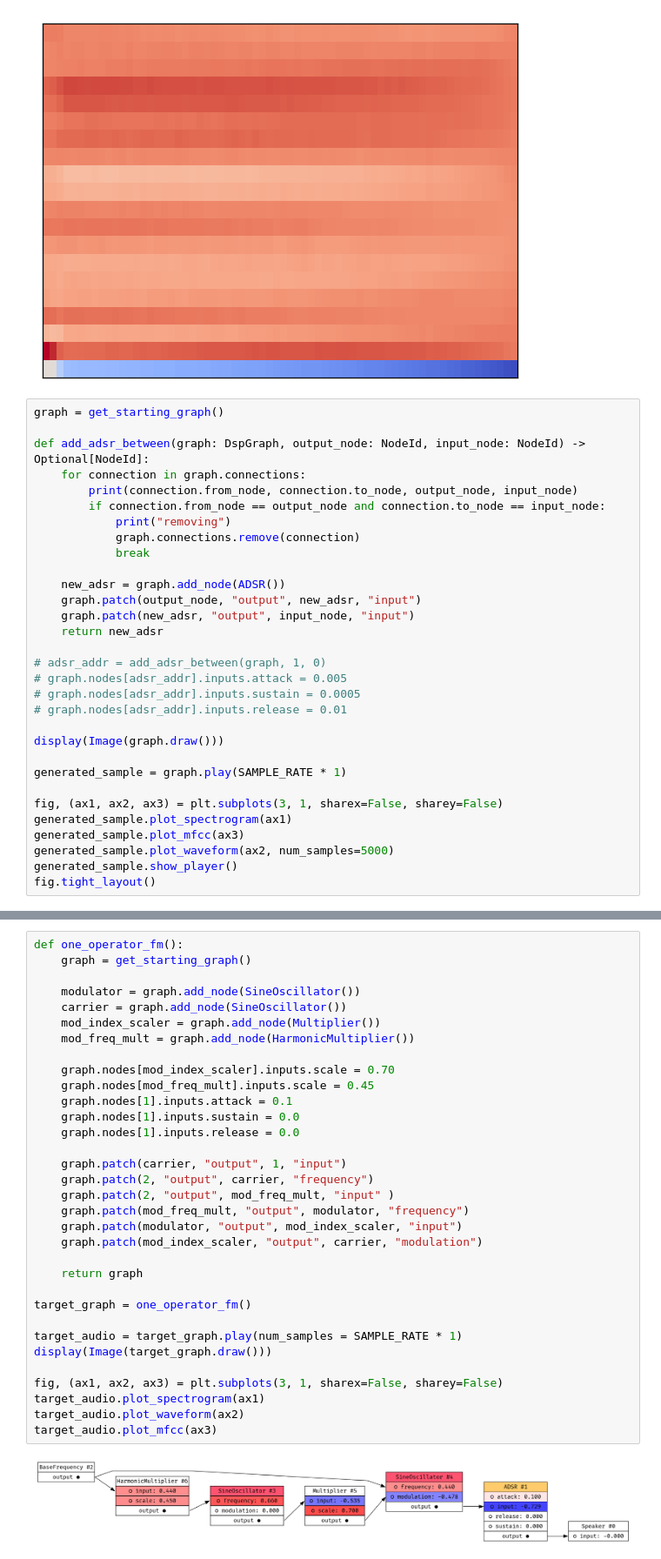
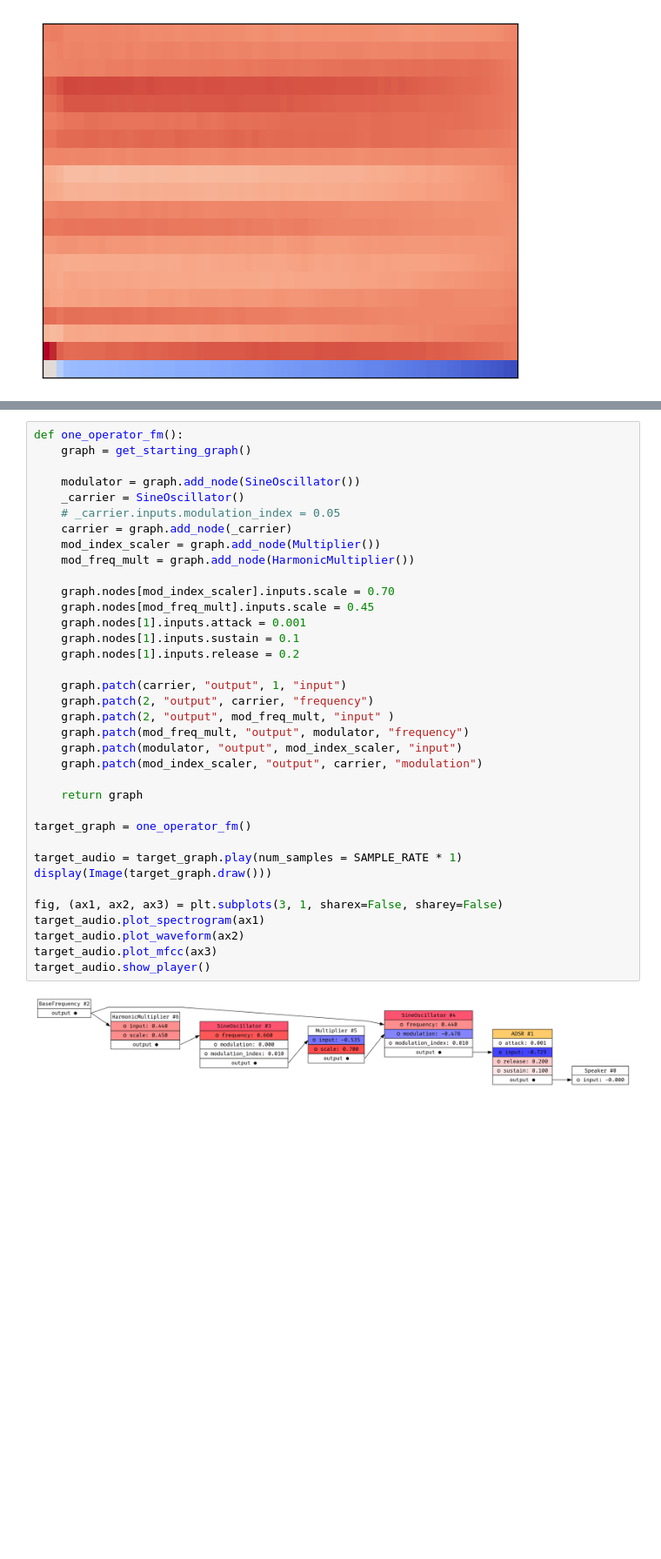
Before and after one commit to Wint3rmute/luthier, a Jupyter notebook: prototyping.ipynb, the cells around one changed output, grey strips where cells are left out. Shown at 87% size. Saved outputs shown, nothing was run; the diff lists cells and outputs as text; blank space fills up the shorter version.

Commit message:
implement rust ADSR

```diff
--- a/prototyping.ipynb
+++ b/prototyping.ipynb
@@ -43,34 +43,3 @@ print(fm_sample_sample_rate)
 # %% [output]
 22050
 [figure]
-# %%
-graph = get_starting_graph()
-
-def add_adsr_between(graph: DspGraph, output_node: NodeId, input_node: NodeId) -> Optional[NodeId]:
-    for connection in graph.connections:
-        print(connection.from_node, connection.to_node, output_node, input_node)
-        if connection.from_node == output_node and connection.to_node == input_node:
-            print("removing")
-            graph.connections.remove(connection)
-            break
-
-    new_adsr = graph.add_node(ADSR())
-    graph.patch(output_node, "output", new_adsr, "input")
-    graph.patch(new_adsr, "output", input_node, "input")
-    return new_adsr
-
-# adsr_addr = add_adsr_between(graph, 1, 0)
-# graph.nodes[adsr_addr].inputs.attack = 0.005
-# graph.nodes[adsr_addr].inputs.sustain = 0.0005
-# graph.nodes[adsr_addr].inputs.release = 0.01
-
-display(Image(graph.draw()))
-
-generated_sample = graph.play(SAMPLE_RATE * 1)
-
-fig, (ax1, ax2, ax3) = plt.subplots(3, 1, sharex=False, sharey=False)
-generated_sample.plot_spectrogram(ax1)
-generated_sample.plot_mfcc(ax3)
-generated_sample.plot_waveform(ax2, num_samples=5000)
-generated_sample.show_player()
-fig.tight_layout()
@@ -81,35 +46,38 @@ fig.tight_layout()
 # %%
 def one_operator_fm():
     graph = get_starting_graph()
 
     modulator = graph.add_node(SineOscillator())
-    carrier = graph.add_node(SineOscillator())
+    _carrier = SineOscillator()
+    # _carrier.inputs.modulation_index = 0.05
+    carrier = graph.add_node(_carrier)
     mod_index_scaler = graph.add_node(Multiplier())
     mod_freq_mult = graph.add_node(HarmonicMultiplier())
 
     graph.nodes[mod_index_scaler].inputs.scale = 0.70
     graph.nodes[mod_freq_mult].inputs.scale = 0.45
-    graph.nodes[1].inputs.attack = 0.1
-    graph.nodes[1].inputs.sustain = 0.0
-    graph.nodes[1].inputs.release = 0.0
+    graph.nodes[1].inputs.attack = 0.001
+    graph.nodes[1].inputs.sustain = 0.1
+    graph.nodes[1].inputs.release = 0.2
 
     graph.patch(carrier, "output", 1, "input")
     graph.patch(2, "output", carrier, "frequency")
     graph.patch(2, "output", mod_freq_mult, "input" )
     graph.patch(mod_freq_mult, "output", modulator, "frequency")
     graph.patch(modulator, "output", mod_index_scaler, "input")
     graph.patch(mod_index_scaler, "output", carrier, "modulation")
 
     return graph
 
 target_graph = one_operator_fm()
 
 target_audio = target_graph.play(num_samples = SAMPLE_RATE * 1)
 display(Image(target_graph.draw()))
 
 fig, (ax1, ax2, ax3) = plt.subplots(3, 1, sharex=False, sharey=False)
 target_audio.plot_spectrogram(ax1)
 target_audio.plot_waveform(ax2)
 target_audio.plot_mfcc(ax3)
+target_audio.show_player()
 # %% [output]
-[figure, old version]
+[figure, new version]
```
Also changed, not shown: parts of 10 cells of this notebook, 3 other files.
